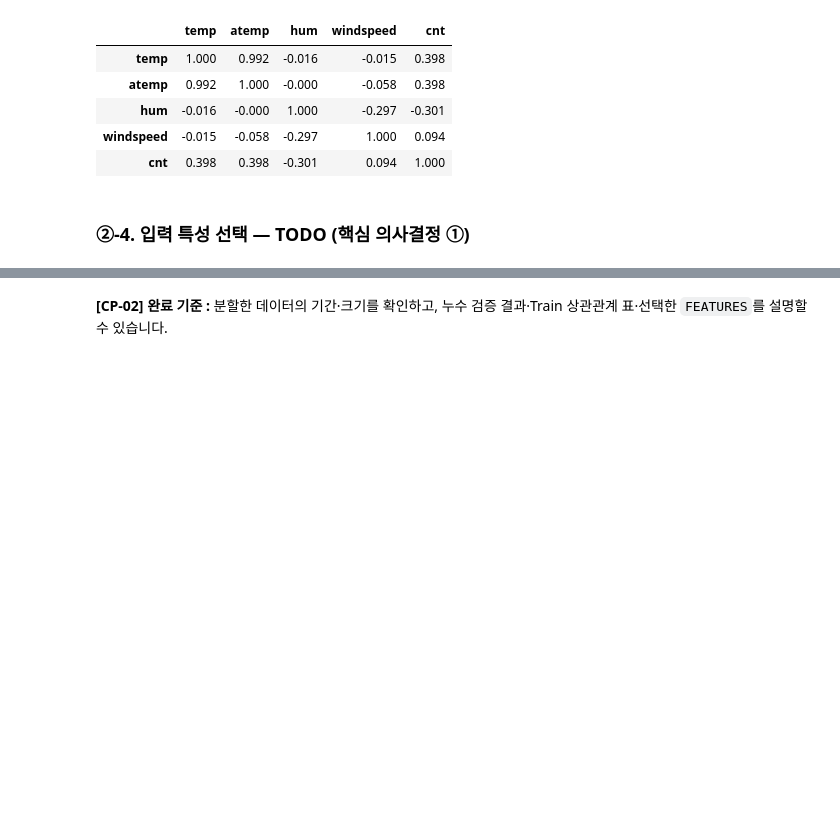
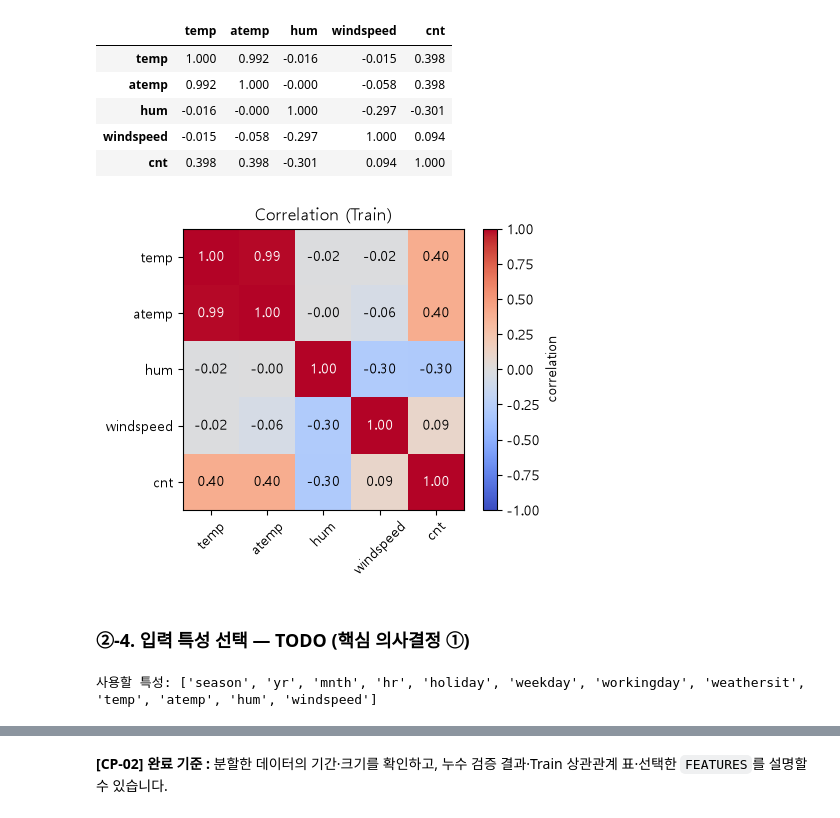
Before and after one commit to iremys/ai-mini-projects, a Jupyter notebook: mini-project-01/code/01_regression_bike_demand.ipynb, the cells around one changed output, grey strips where cells are left out. Drawn from its saved outputs; the diff is of its cells as text; code cells hidden in the pictures; blank space fills up the shorter version.

```diff
--- a/mini-project-01/code/01_regression_bike_demand.ipynb
+++ b/mini-project-01/code/01_regression_bike_demand.ipynb
@@ -31,6 +31,9 @@ print("데이터 로딩 완료")
 
 #한글깨짐방지
 plt.rc('font', family='Malgun Gothic')  # 윈도우 (맑은 고딕)
+
+# 마이너스 기호가 폰트에서 깨지는 현상 방지
+plt.rcParams['axes.unicode_minus'] = False
 # %% [output]
 데이터 로딩 완료
 # %% [markdown]
@@ -427,17 +430,25 @@ display(corr.round(3))
 # %%
 # [공통] 상관관계 시각화 기본 구조
 plt.figure(figsize=(5, 4))
 
 # TODO 2-4. 상관관계 행렬을 히트맵으로 시각화합니다.
-# 힌트: plt.imshow(corr, cmap="coolwarm", vmin=-1, vmax=1)
-#       plt.colorbar(label="correlation")
-...
+plt.imshow(corr, cmap="coolwarm", vmin=-1, vmax=1)
+plt.colorbar(label="correlation")
+
+# (선택 추천) 히트맵 각 칸에 상관계수 수치를 텍스트로 적어주기
+for i in range(len(corr_cols)):
+    for j in range(len(corr_cols)):
+        plt.text(j, i, f"{corr.iloc[i, j]:.2f}",
+                 ha="center", va="center",
+                 color="black" if abs(corr.iloc[i, j]) < 0.5 else "white")
 
 plt.xticks(range(len(corr_cols)), corr_cols, rotation=45)
 plt.yticks(range(len(corr_cols)), corr_cols)
 plt.title("Correlation (Train)")
 plt.tight_layout()
 plt.show()
+# %% [output]
+[figure, added]
 # %% [markdown]
 ### ②-4. 입력 특성 선택 — TODO (핵심 의사결정 ①)
 # %%
@@ -445,11 +456,29 @@ plt.show()
 # 다음을 검토하세요: 타깃 cnt, 대여 후 집계값, 행 식별자, 유사한 정보를 가진 컬럼.
 # 목록과 제외 이유는 안내 교안에 따라 스스로 결정합니다.
 FEATURES = [
-    # 사용할 특성명을 문자열로 작성하세요.
+    # 1. 꼭 넣어야 하는 핵심 피처 (시간/계절/날씨/날짜 정보)
+    "season",     # 계절 (1:봄, 2:여름, 3:가을, 4:겨울)
+    "yr",         # 연도 (0:2011, 1:2012)
+    "mnth",       # 월 (1~12)
+    "hr",         # 시간 (0~23)
+    "holiday",    # 휴일 여부 (0/1)
+    "weekday",    # 요일 (0~6)
+    "workingday", # 근무일 여부 (0/1)
+    "weathersit", # 날씨 (1~4)
+    "temp",       # 온도
+    "atemp",      # 체감온도
+    "hum",        # 습도
+    "windspeed"   # 풍속
 ]
+# 2. 넣으면 안 되는 것 (치명적 누수): cnt(총 대여량), casual(비회원 대여량), registered(회원 대여량)->정답 및 정답의 구성 요소)
+# 3. 상관없는거: instant(행 번호), dteday(날짜 문자열->년+월+요일)
 TARGET = "cnt"
 
 print("사용할 특성:", FEATURES)
+
+# 12개의 특성을 사용
+# %% [output]
+사용할 특성: ['season', 'yr', 'mnth', 'hr', 'holiday', 'weekday', 'workingday', 'weathersit', 'temp', 'atemp', 'hum', 'windspeed']
 # %%
 # [공통] 입력 X와 정답 y 분리
 X_train = train_df[FEATURES].copy()
```
Also changed, not shown: parts of 1 cell of this notebook.
